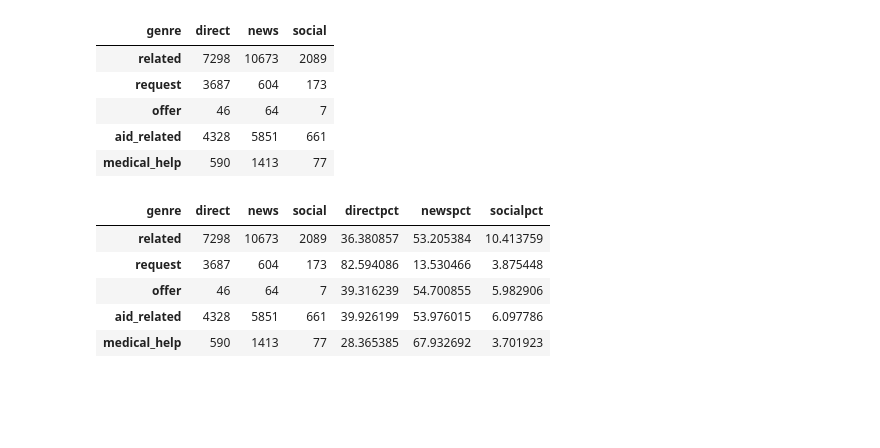
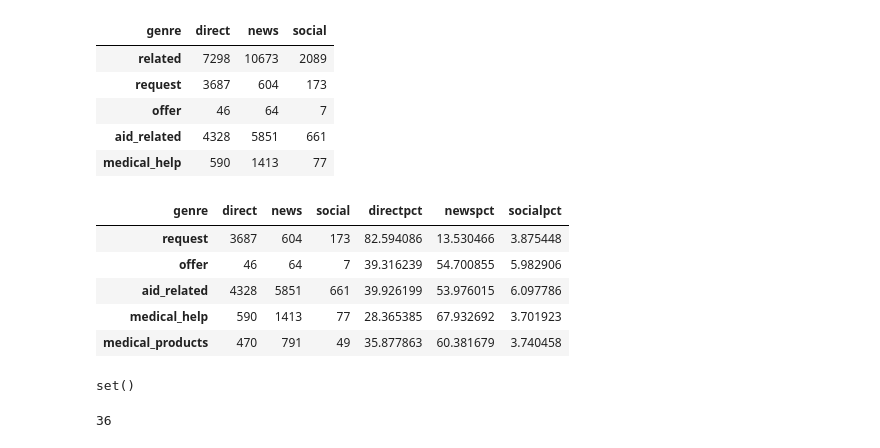
Before and after one commit to LexiAM/disaster_response_NLP_pipeline, a Jupyter notebook: notebooks/Training Data Exploration.ipynb, the cells around one changed output. Drawn from its saved outputs; the diff is of its cells as text; code cells hidden in the pictures; blank space fills up the shorter version.

```diff
--- a/notebooks/Training Data Exploration.ipynb
+++ b/notebooks/Training Data Exploration.ipynb
@@ -88,11 +100,20 @@ summary.head()
 # %%
 for col in summary:
     summary[col + 'pct'] = 100.0 * summary[col] / (summary.direct + summary.news + summary.social)
+summary.drop('related', inplace=True)
 summary.head()
 # %% [output]
 | genre | direct | news | social | directpct | newspct | socialpct |
-| related | 7298 | 10673 | 2089 | 36.380857 | 53.205384 | 10.413759 |
 | request | 3687 | 604 | 173 | 82.594086 | 13.530466 | 3.875448 |
 | offer | 46 | 64 | 7 | 39.316239 | 54.700855 | 5.982906 |
 | aid_related | 4328 | 5851 | 661 | 39.926199 | 53.976015 | 6.097786 |
 | medical_help | 590 | 1413 | 77 | 28.365385 | 67.932692 | 3.701923 |
+| medical_products | 470 | 791 | 49 | 35.877863 | 60.381679 | 3.740458 |
+# %%
+set(summary.index) - set(cat_counts.index)
+# %% [output]
+set()
+# %%
+len(cat_counts.index)
+# %% [output]
+36
```
Also changed, not shown: parts of 7 cells of this notebook, 4 other files.
